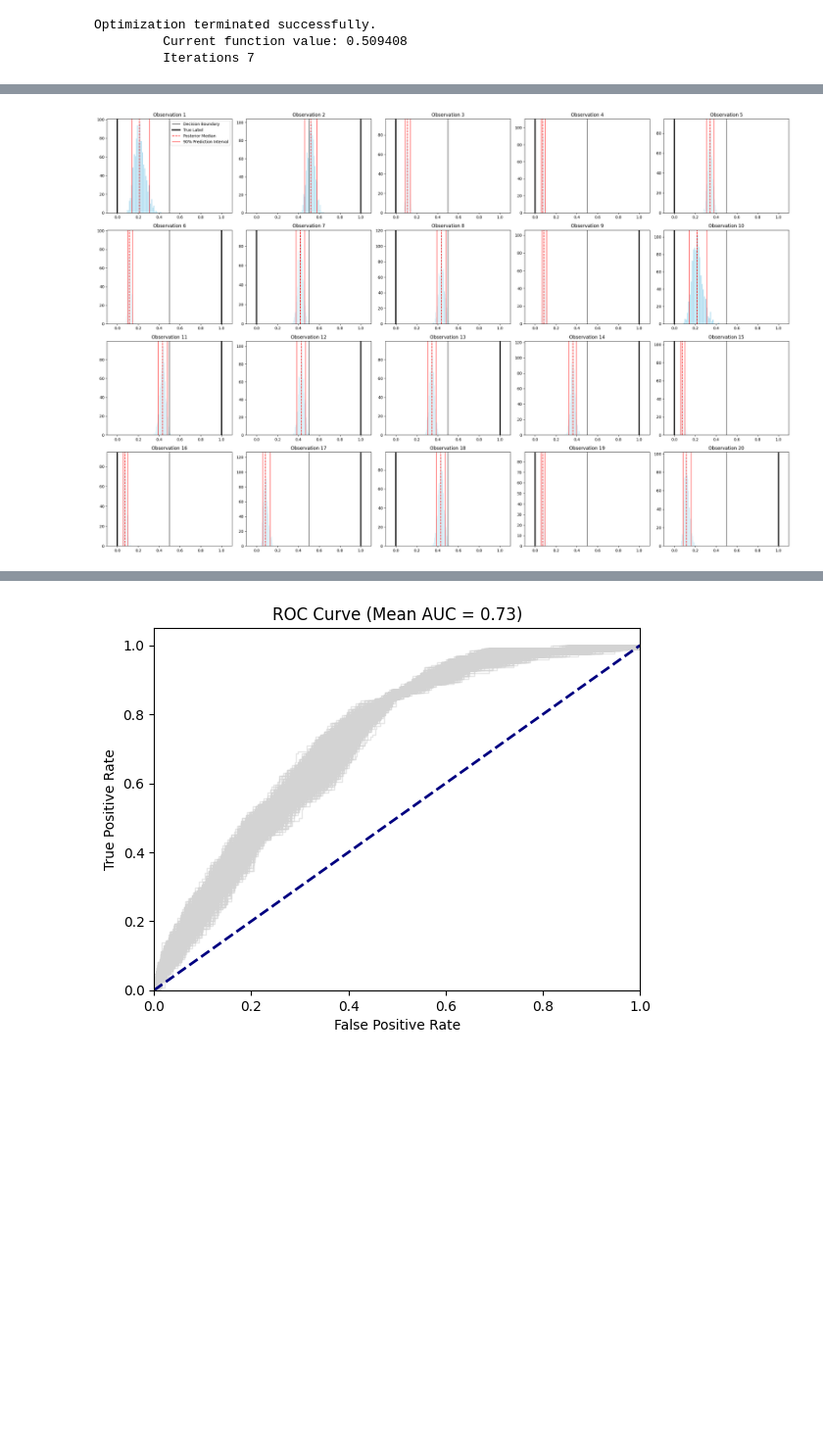
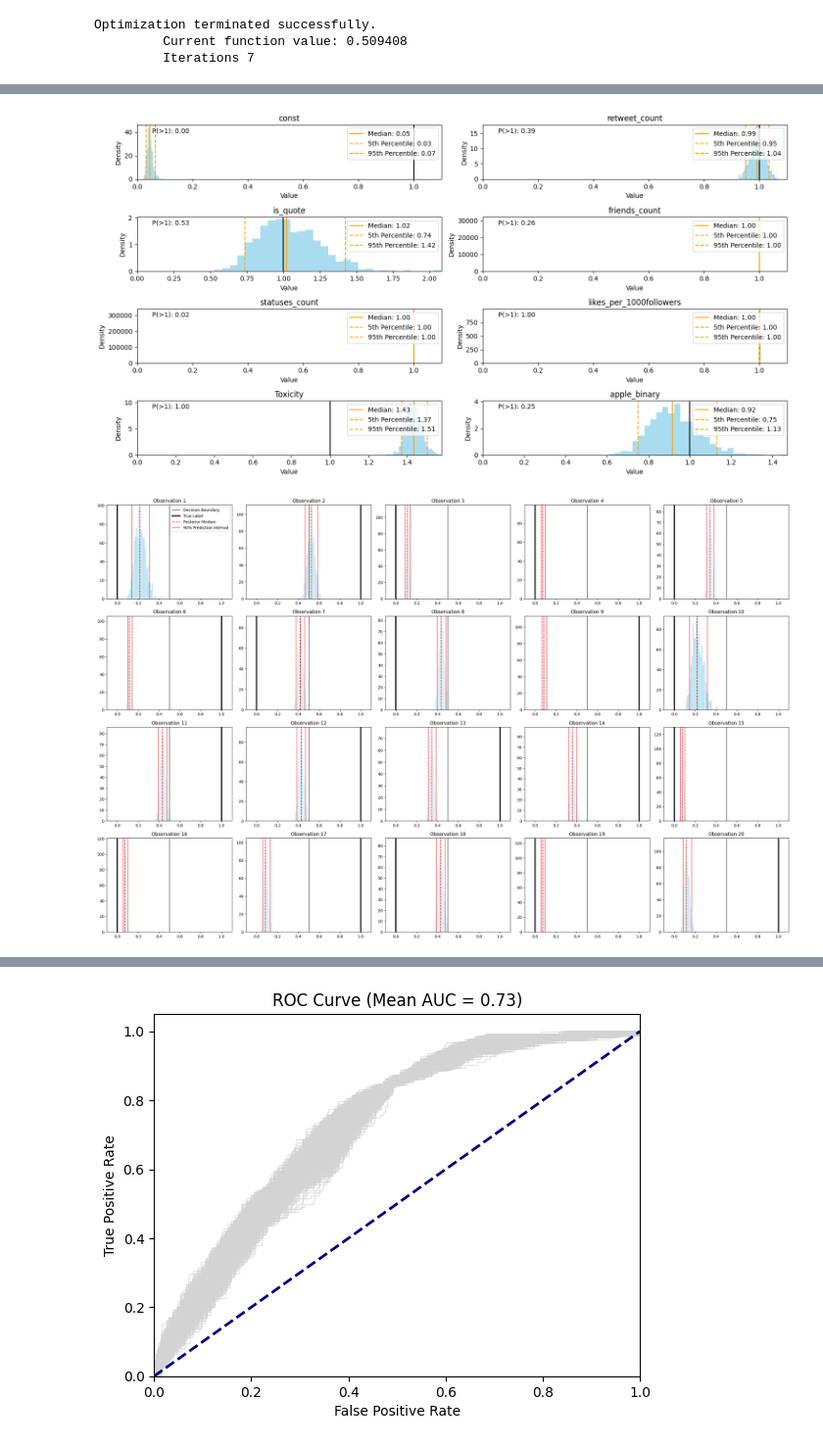
Before and after one commit to alicja-a-d/Analytica_UvA, a Jupyter notebook: code/regression/logistic_regression.ipynb, the cells around one changed output, grey strips where cells are left out. Shown at 98% size. Saved outputs shown, nothing was run; the diff lists cells and outputs as text; code cells hidden in the pictures; blank space fills up the shorter version.

```diff
--- a/code/regression/logistic_regression.ipynb
+++ b/code/regression/logistic_regression.ipynb
@@ -370,12 +428,62 @@ predictions = np.zeros((n_simulations, YX_test.shape[0]))
 for i in range(n_simulations):
     beta_simulation = simulated_betas[i]
     log_odds = np.dot(YX_test[predictors['c']], beta_simulation)
+    beta_odds = np.exp(log_odds)  # Fix: Use log_odds instead of simulated_betas
     probabilities = logistic_sigmoid(log_odds)  # Convert log-odds to probabilities
     predictions[i] = probabilities
+
+# Derive odds from log-odds coefficients
+simulated_beta_odds = np.exp(simulated_betas)
+# %%
+# Calculate statistics for each coefficient
+medians = np.median(simulated_beta_odds, axis=0)
+lower_quantiles = np.percentile(simulated_beta_odds, 5, axis=0)
+upper_quantiles = np.percentile(simulated_beta_odds, 95, axis=0)
+prob_positive = np.mean(simulated_beta_odds > 1, axis=0)
+
+# Plot names
+col_names = predictors['c']
+
+# Plot histograms of each coefficient
+num_rows = (simulated_betas.shape[1] + 1) // 2  # Adjusted number of rows
+fig, axs = plt.subplots(num_rows, 2, figsize=(15, 8))
+axs = axs.flatten()
+
+for i in range(simulated_betas.shape[1]):
+    ax = axs[i]
+    ax.hist(simulated_beta_odds[:, i], bins=30, density=True, alpha=0.7, color='skyblue')
+
+    # Add vertical lines for 0
+    ax.axvline(1, color='black', linestyle='-')
+
+    # Add vertical lines for median and 90% interval
+    ax.axvline(medians[i], color='orange', linestyle='-', label=f'Median: {medians[i]:.2f}')
+    ax.axvline(lower_quantiles[i], color='orange', linestyle='--', label=f'5th Percentile: {lower_quantiles[i]:.2f}')
+    ax.axvline(upper_quantiles[i], color='orange', linestyle='--', label=f'95th Percentile: {upper_quantiles[i]:.2f}')
+
+    # Add text annotation for probability above 1
+    ax.text(0.05, 0.95, f'P(>1): {prob_positive[i]:.2f}', transform=ax.transAxes, verticalalignment='top', fontsize=10)
+
+    ax.set_title(f'{ col_names[i]}')
+    ax.set_xlabel('Value')
+    ax.set_ylabel('Density')
+    ax.legend(loc='upper right')
+
+    # Set x-axis limit to ensure it includes 1 and starts at 0
+    ax.set_xlim(left=0, right=max(1.1,abs(simulated_beta_odds[:, i]).max()))
+
+# Hide empty subplot
+if simulated_betas.shape[1] % 2 != 0:
+    axs[-1].axis('off')
+
+plt.tight_layout()
+plt.show()
+# %% [output]
+[figure, added]
 # %%
 true_labels = YX_test['fake_binary']
 
-# Calculate posterior median and the 90% prediction interval for each of the first 10 observations
+# Calculate posterior median and the 90% prediction interval
 posterior_medians = np.median(predictions, axis=0)
 lower_bounds = np.percentile(predictions, 5, axis=0)
 upper_bounds = np.percentile(predictions, 95, axis=0)
@@ -410,7 +518,7 @@ for i in range(20):
 plt.tight_layout()
 plt.show()
 # %% [output]
-[figure, old version]
+[figure, new version]
 # %%
 # Simulate from the posterior-predictive distirbution
 simulated_outcomes = np.random.binomial(1, predictions)
```
Also changed, not shown: parts of 7 cells of this notebook.
